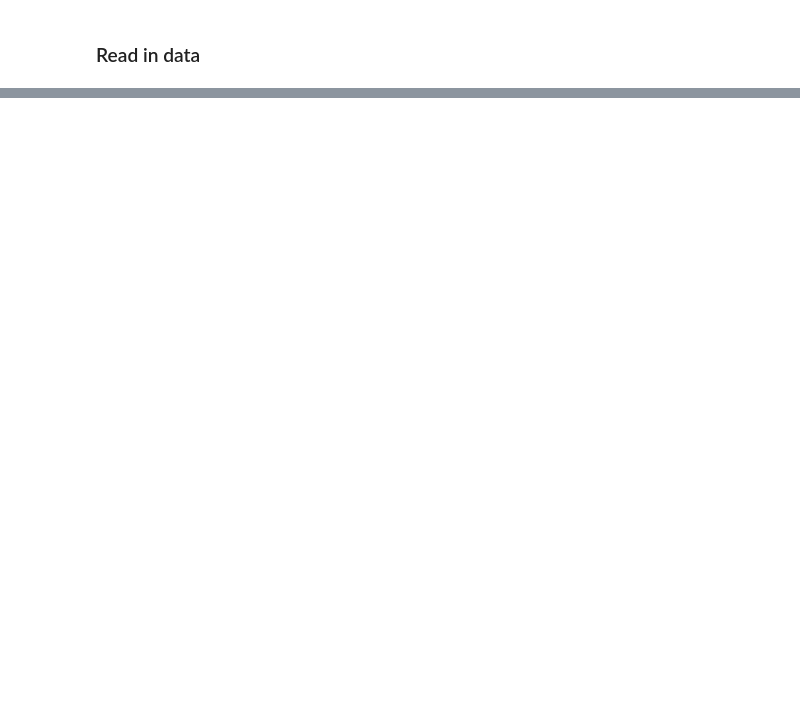
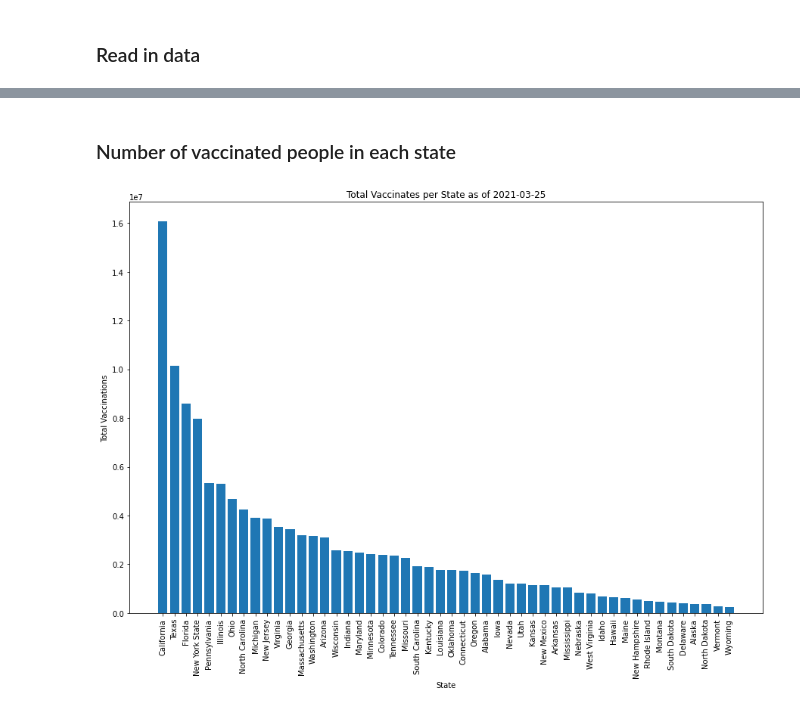
Before and after one commit to ezrc2/covid-vaccine-analysis, a Jupyter notebook: us-vaccines.ipynb, the cells around one changed output, grey strips where cells are left out. Cells and saved outputs as stored; diff of their text form; code cells hidden in the pictures; blank space fills up the shorter version.

Commit message:
Add barchart comparing states

```diff
--- a/us-vaccines.ipynb
+++ b/us-vaccines.ipynb
@@ -42,0 +33,9 @@ plt.show()
+# %% [markdown]
+### Number of vaccinated people in each state
+# %%
+states = df['location'].drop_duplicates()
+states = states.tolist()
+non_states = ['Northern Mariana Islands', 'United States', 'Marshall Islands', 'American Samoa', 'District of Columbia', 'Guam', 'Federated States of Micronesia',
+             'Indian Health Svc', 'Puerto Rico', 'Republic of Palau', 'Virgin Islands']
+for area in non_states:
+    states.remove(area)
@@ -42,0 +44,17 @@ plt.show()
+# %%
+x = {}
+for state in states:
+    location = df.loc[df['location'] == state]
+    row = location.iloc[-1]
+    x[state] = row['total_vaccinations']
+
+states = sorted(x, key=x.get, reverse=True)
+plt.figure(figsize=(15, 10))
+plt.bar(x.keys(), x.values())
+plt.xticks(rotation=90)
+plt.title(f'Total Vaccinates per State as of {most_recent_date}')
+plt.xlabel('State')
+plt.ylabel('Total Vaccinations')
+plt.show()
+# %% [output]
+[figure, added]
```
Also changed, not shown: parts of 6 cells of this notebook.
